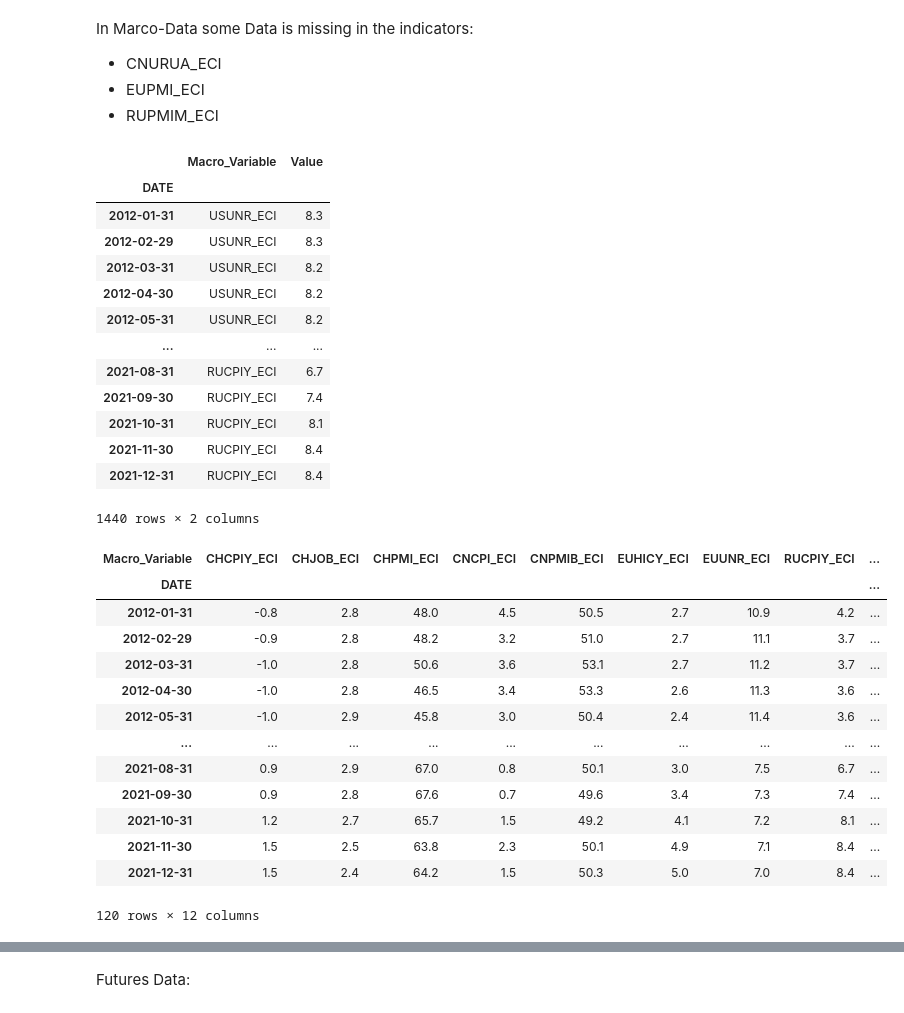
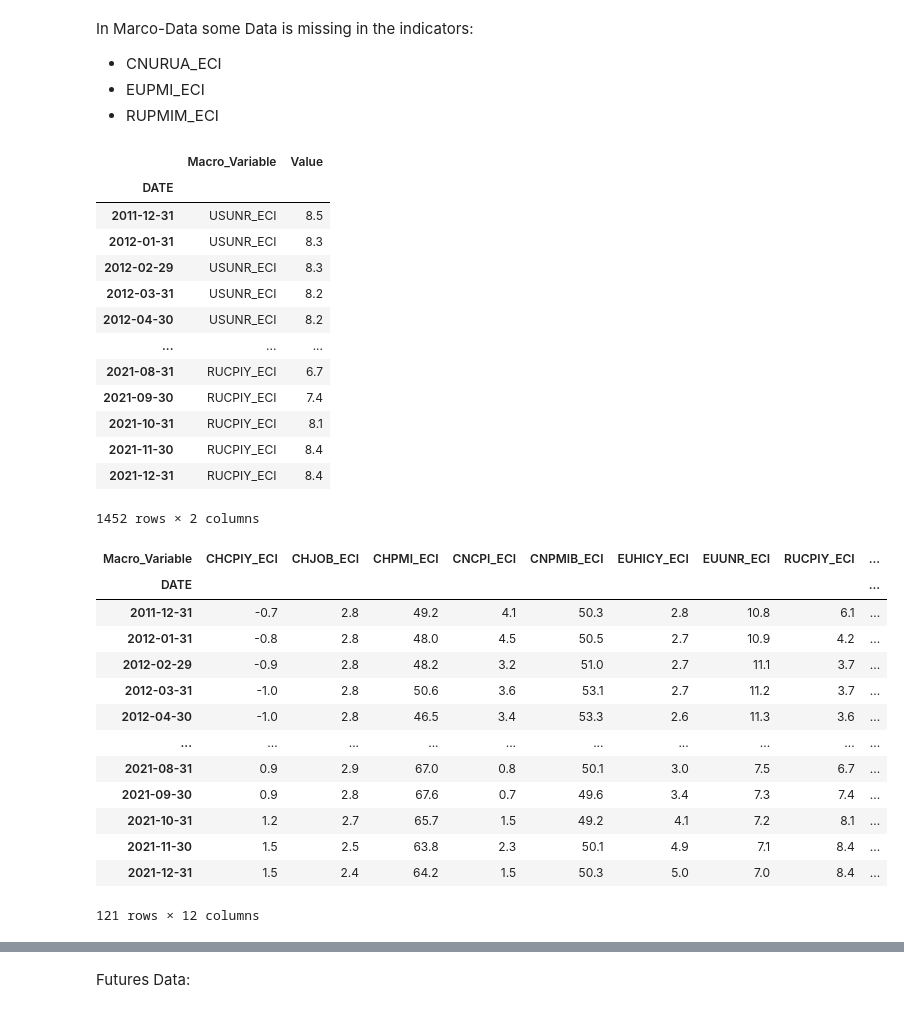
Before and after one commit to Liomat97/AQM, a Jupyter notebook: 2 Data Statistics.ipynb, the cells around one changed output, grey strips where cells are left out. Saved outputs shown, nothing was run; the diff lists cells and outputs as text; code cells hidden in the pictures.

```diff
--- a/2 Data Statistics.ipynb
+++ b/2 Data Statistics.ipynb
@@ -50,10 +50,10 @@ conn = sqlite3.connect('SQL_DB.db')
 c = conn.cursor()
 c.execute("SELECT * FROM MACRO_RAW")
 macro_sql_data=c.fetchall()
-macro_raw = pd.DataFrame(macro_sql_data,columns=['Macro_Variable', 'DATE', 'Value'])
-macro_raw = macro_raw.set_index('DATE')
-macro_raw_pivot = macro_raw.pivot(columns='Macro_Variable', values=['Value'])
-macro_raw_pivot = macro_raw_pivot.droplevel(level=0, axis=1)
+macro_raw_abs = pd.DataFrame(macro_sql_data,columns=['Macro_Variable', 'DATE', 'Value'])
+macro_raw_abs = macro_raw_abs.set_index('DATE')
+macro_raw_abs_pivot = macro_raw_abs.pivot(columns='Macro_Variable', values=['Value'])
+macro_raw_abs_pivot = macro_raw_abs_pivot.droplevel(level=0, axis=1)
 
 c.execute("SELECT * FROM FUTURES_RAW")
 futures_sql_data=c.fetchall()
@@ -115,38 +158,38 @@ In Marco-Data some Data is missing in the indicators:
 - RUPMIM_ECI
 # %%
 col_to_drop = ['CNURUA_ECI','EUPMI_ECI','RUPMIM_ECI']
-macro_clean = macro_raw[macro_raw.Macro_Variable.isin(col_to_drop) == False]
-macro_clean
+macro_clean_abs = macro_raw_abs[macro_raw_abs.Macro_Variable.isin(col_to_drop) == False]
+macro_clean_abs
 # %% [output]
 |  | Macro_Variable | Value |
 | DATE |  |  |
+| 2011-12-31 | USUNR_ECI | 8.5 |
 | 2012-01-31 | USUNR_ECI | 8.3 |
 | 2012-02-29 | USUNR_ECI | 8.3 |
 | 2012-03-31 | USUNR_ECI | 8.2 |
 | 2012-04-30 | USUNR_ECI | 8.2 |
-| 2012-05-31 | USUNR_ECI | 8.2 |
 | ... | ... | ... |
 | 2021-08-31 | RUCPIY_ECI | 6.7 |
 | 2021-09-30 | RUCPIY_ECI | 7.4 |
 | 2021-10-31 | RUCPIY_ECI | 8.1 |
 | 2021-11-30 | RUCPIY_ECI | 8.4 |
 | 2021-12-31 | RUCPIY_ECI | 8.4 |
-1440 rows × 2 columns
+1452 rows × 2 columns
 # %%
-macro_clean_pivot = macro_raw_pivot.drop(columns=['CNURUA_ECI','EUPMI_ECI','RUPMIM_ECI'], axis=1)
-macro_clean_pivot
+macro_clean_abs_pivot = macro_raw_abs_pivot.drop(columns=['CNURUA_ECI','EUPMI_ECI','RUPMIM_ECI'], axis=1)
+macro_clean_abs_pivot
 # %% [output]
 | Macro_Variable | CHCPIY_ECI | CHJOB_ECI | CHPMI_ECI | CNCPI_ECI | CNPMIB_ECI | EUHICY_ECI | EUUNR_ECI | RUCPIY_ECI | ... |
 | DATE |  |  |  |  |  |  |  |  | ... |
+| 2011-12-31 | -0.7 | 2.8 | 49.2 | 4.1 | 50.3 | 2.8 | 10.8 | 6.1 | ... |
 | 2012-01-31 | -0.8 | 2.8 | 48.0 | 4.5 | 50.5 | 2.7 | 10.9 | 4.2 | ... |
 | 2012-02-29 | -0.9 | 2.8 | 48.2 | 3.2 | 51.0 | 2.7 | 11.1 | 3.7 | ... |
 | 2012-03-31 | -1.0 | 2.8 | 50.6 | 3.6 | 53.1 | 2.7 | 11.2 | 3.7 | ... |
 | 2012-04-30 | -1.0 | 2.8 | 46.5 | 3.4 | 53.3 | 2.6 | 11.3 | 3.6 | ... |
-| 2012-05-31 | -1.0 | 2.9 | 45.8 | 3.0 | 50.4 | 2.4 | 11.4 | 3.6 | ... |
 | ... | ... | ... | ... | ... | ... | ... | ... | ... | ... |
 | 2021-08-31 | 0.9 | 2.9 | 67.0 | 0.8 | 50.1 | 3.0 | 7.5 | 6.7 | ... |
 | 2021-09-30 | 0.9 | 2.8 | 67.6 | 0.7 | 49.6 | 3.4 | 7.3 | 7.4 | ... |
 | 2021-10-31 | 1.2 | 2.7 | 65.7 | 1.5 | 49.2 | 4.1 | 7.2 | 8.1 | ... |
 | 2021-11-30 | 1.5 | 2.5 | 63.8 | 2.3 | 50.1 | 4.9 | 7.1 | 8.4 | ... |
 | 2021-12-31 | 1.5 | 2.4 | 64.2 | 1.5 | 50.3 | 5.0 | 7.0 | 8.4 | ... |
-120 rows × 12 columns
+121 rows × 12 columns
```
Also changed, not shown: parts of 19 cells of this notebook, 21 other files.
